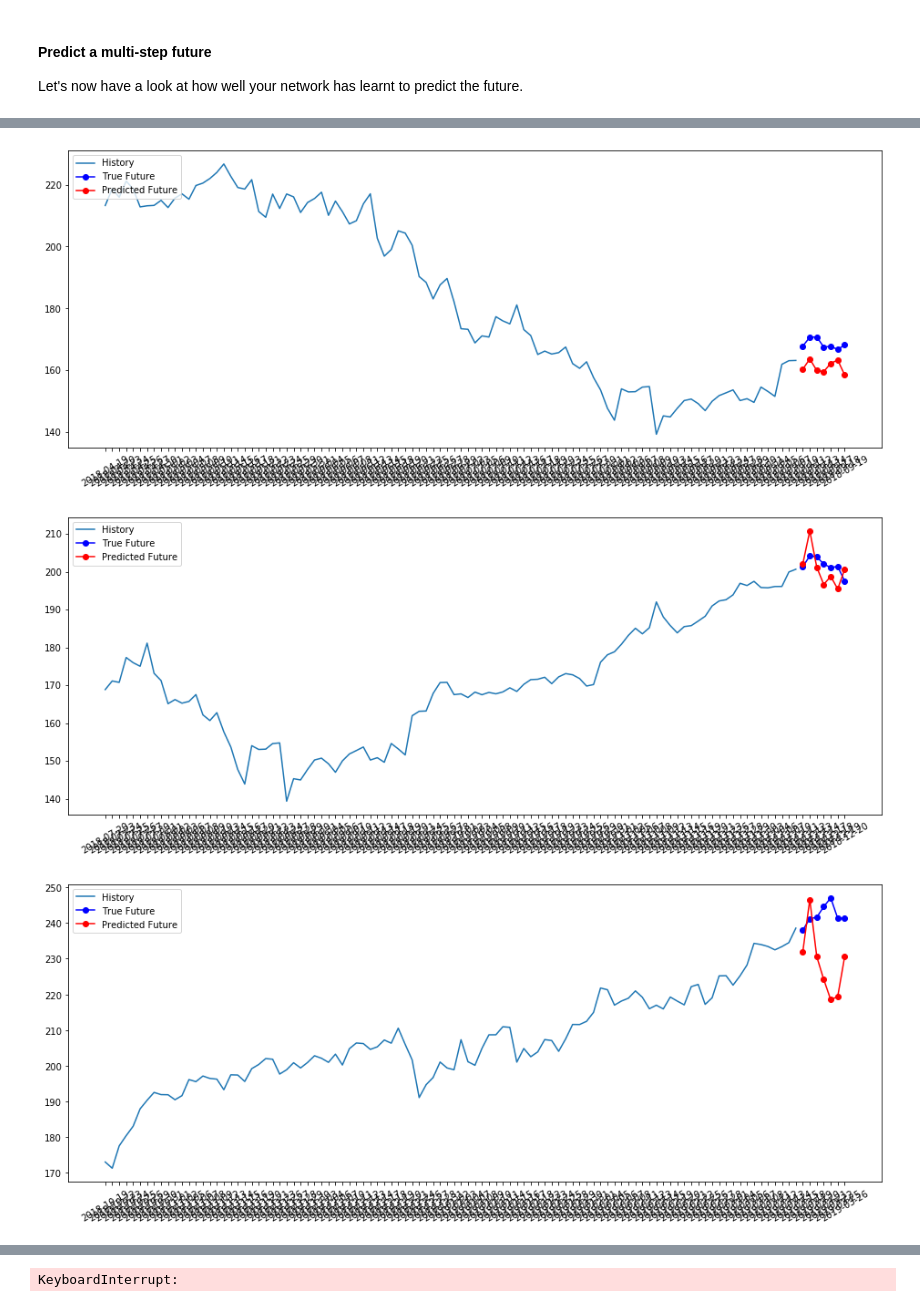
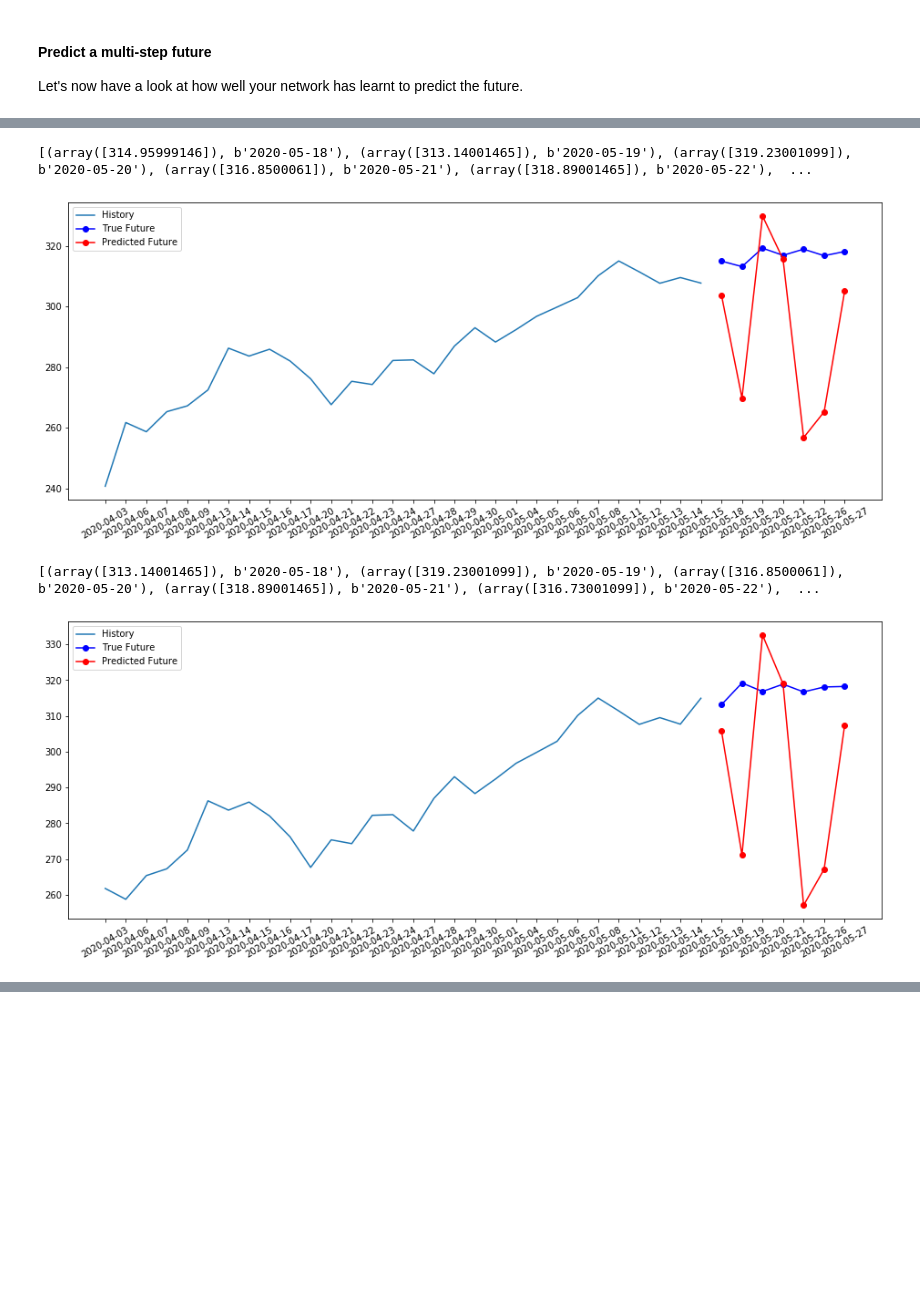
Before and after one commit to kozlowski-j/Stock-Market-Forecast, a Jupyter notebook: Tensorflow_first_model.ipynb, the cells around one changed output, grey strips where cells are left out. Cells and saved outputs as stored; diff of their text form; code cells hidden in the pictures; blank space fills up the shorter version.

Commit message:
Prepare test batch

```diff
--- a/Tensorflow_first_model.ipynb
+++ b/Tensorflow_first_model.ipynb
@@ -125,9 +132,13 @@ future_target = 7
 BATCH_SIZE = 64
 BUFFER_SIZE = 1000
 
+TEST_SPLIT = dataset.shape[0] - 1 - past_history
+
 train_data = prepare_batches(dataset, target,
                              0, TRAIN_SPLIT,
                              past_history, future_target)
 val_data = prepare_batches(dataset, target,
-                           TRAIN_SPLIT, None,
+                           TRAIN_SPLIT, TEST_SPLIT,
                            past_history, future_target)
+
+test_data = prepare_test_batch(dataset, TEST_SPLIT, None,  past_history)
@@ -140,8 +157,11 @@ dates = np.array(dates.date, 'str')
 train_dates = prepare_dates(dates, 0, TRAIN_SPLIT,
                             past_history, future_target)
 
-val_dates = prepare_dates(dates, TRAIN_SPLIT, None,
+val_dates = prepare_dates(dates, TRAIN_SPLIT, TEST_SPLIT,
                           past_history, future_target)
+
+test_dates = prepare_dates(dates, TEST_SPLIT, 2108,
+                          past_history, future_target)
 # %%
 # print ('Single window of past history : {}'.format(x_train_multi[0].shape))
 # print ('Target to predict : {}'.format(y_train_multi[0].shape))
@@ -172,7 +192,8 @@ multi_step_model.add(tf.keras.layers.LSTM(32,
 multi_step_model.add(tf.keras.layers.LSTM(16, activation='relu'))
 multi_step_model.add(tf.keras.layers.Dense(future_target))
 
-multi_step_model.compile(optimizer=tf.keras.optimizers.RMSprop(clipvalue=1.0), loss='mae')
+# multi_step_model.compile(optimizer=tf.keras.optimizers.RMSprop(clipvalue=1.0), loss='mae')
+multi_step_model.compile(optimizer='adam', loss='mae')
 # %% [markdown]
 Let's see how the model predicts before it trains.
 # %%
@@ -233,19 +256,21 @@ for xy, date in zip(val_data.take(3), val_dates.take(3)):
 # %%
-for xy, date in zip(val_data.take(1), val_dates.take(-1)):
+for xy, date in zip(test_data.take(2), test_dates.take(2)):
 
     x, y = xy
     x_dates, y_dates = date
 #     print(x[0])
     history = x[0].numpy()[:, target_var_index]
     history = return_original_scale(history, column_scaler['adjclose'])
     true_future = return_original_scale(y[0], column_scaler['adjclose'])
+    print([i for i in zip(true_future, y_dates[0].numpy())])
     prediction = multi_step_model.predict(x)[0]
     prediction_rescaled = return_original_scale(prediction, column_scaler['adjclose'])
 
     multi_step_plot_dates(x_dates[0].numpy(), history,
                           y_dates[0].numpy(), true_future,
                           prediction_rescaled)
 # %% [output]
+[(array([314.95999146]), b'2020-05-18'), (array([313.14001465]), b'2020-05-19'), (array([319.23001099]), b'2020-05-20'), (array([316.8500061]), b'2020-05-21'), (array([318.89001465]), b'2020-05-22'),  ...
-[figure, old version]
+[figure, new version]
+[(array([313.14001465]), b'2020-05-18'), (array([319.23001099]), b'2020-05-19'), (array([316.8500061]), b'2020-05-20'), (array([318.89001465]), b'2020-05-21'), (array([316.73001099]), b'2020-05-22'),  ...
-[figure, old version]
+[figure, new version]
-[figure, removed]
@@ -259 +276,0 @@ for xy, date in zip(val_data.take(1), val_dates.take(-1)):
-KeyboardInterrupt:
```
Also changed, not shown: parts of 14 cells of this notebook, 1 other file.
